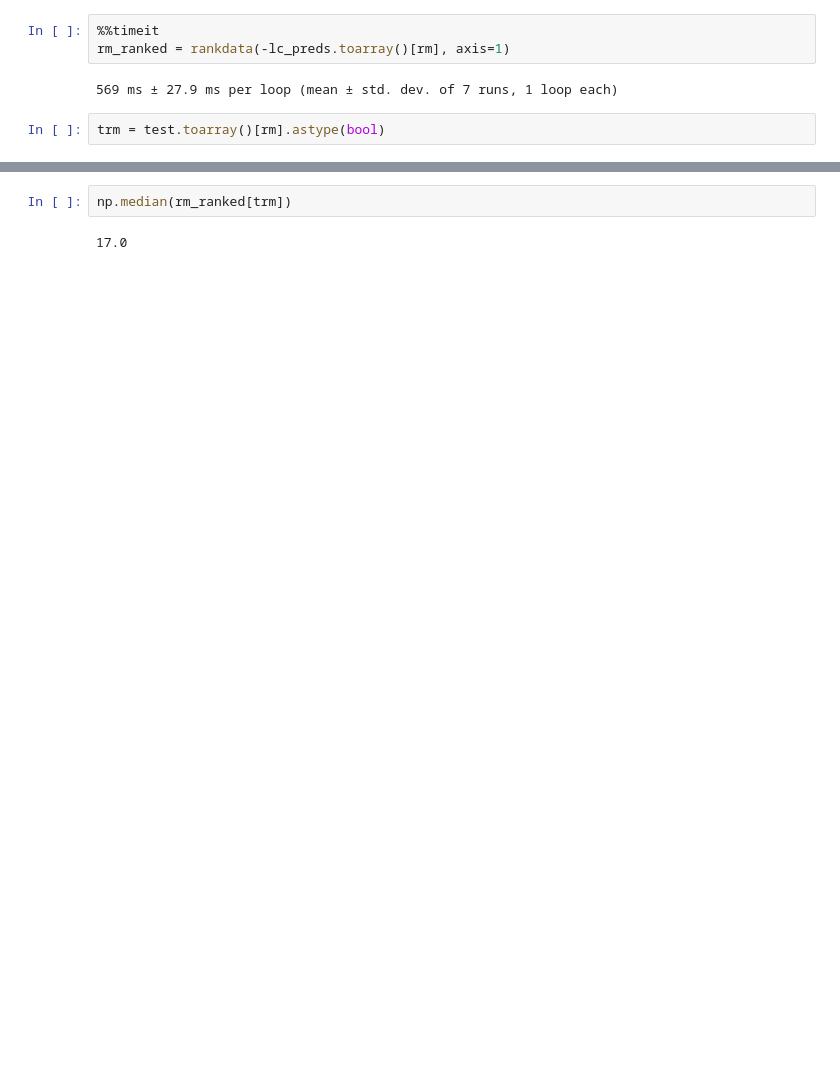
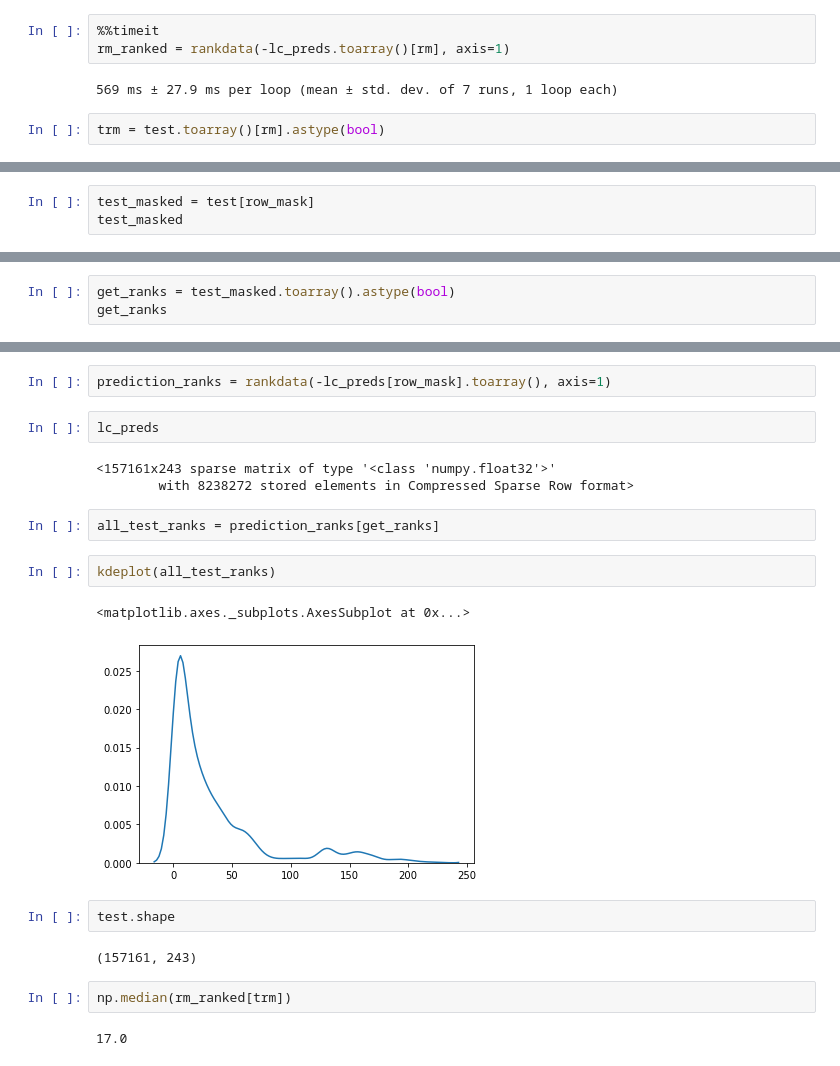
Before and after one commit to ljmartin/molrec, a Jupyter notebook: time_split/graphing_notebook.ipynb, the cells around one changed output, grey strips where cells are left out. Saved outputs shown, nothing was run; the diff lists cells and outputs as text; blank space fills up the shorter version.

Commit message:
changed to scipy.stats.mstats.rankdata for ranking.

```diff
--- a/time_split/graphing_notebook.ipynb
+++ b/time_split/graphing_notebook.ipynb
@@ -560,0 +624,3 @@ trm = test.toarray()[rm].astype(bool)
+# %%
+test_masked = test[row_mask]
+test_masked
@@ -560,0 +630,3 @@ trm = test.toarray()[rm].astype(bool)
+# %%
+get_ranks = test_masked.toarray().astype(bool)
+get_ranks
@@ -561,3 +657,21 @@ trm = test.toarray()[rm].astype(bool)
+# %%
+prediction_ranks = rankdata(-lc_preds[row_mask].toarray(), axis=1)
+# %%
+lc_preds
+# %% [output]
+<157161x243 sparse matrix of type '<class 'numpy.float32'>'
+        with 8238272 stored elements in Compressed Sparse Row format>
+# %%
+all_test_ranks = prediction_ranks[get_ranks]
+# %%
+kdeplot(all_test_ranks)
+# %% [output]
+<matplotlib.axes._subplots.AxesSubplot at 0x...>
+[figure, added]
+# %%
+test.shape
+# %% [output]
+(157161, 243)
 # %%
 np.median(rm_ranked[trm])
 # %% [output]
```
Also changed, not shown: parts of 13 cells of this notebook, 2 other files.
